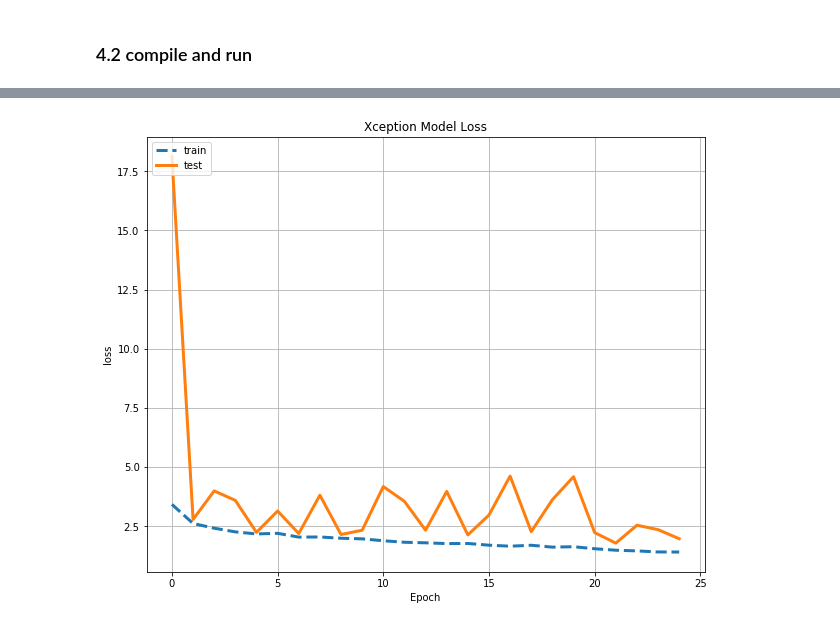
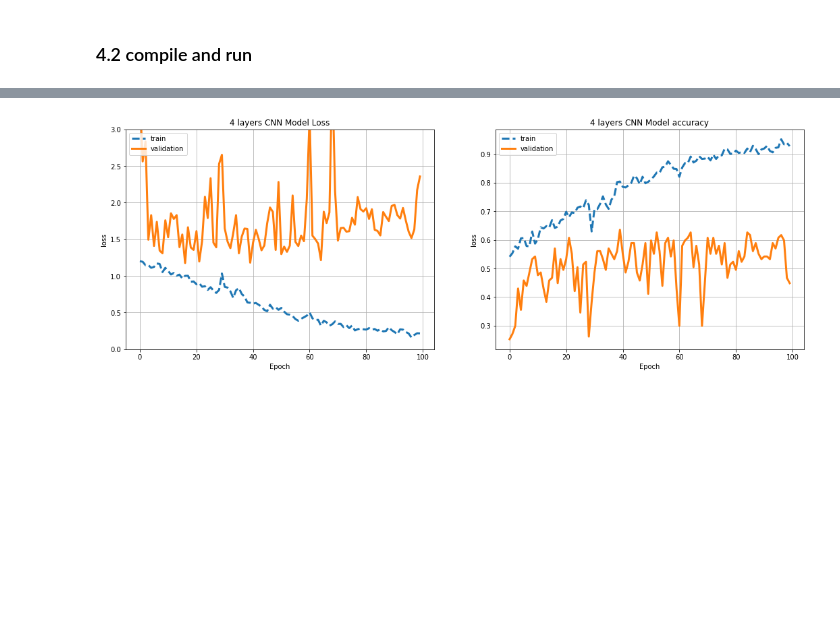
Before and after one commit to opsabarsec/Dog-pictures-classification-by-Deep-Learning, a Jupyter notebook: notebooks/Stanford_dogs_classifier_part1.ipynb, the cells around one changed output, grey strips where cells are left out. Saved outputs shown, nothing was run; the diff lists cells and outputs as text; code cells hidden in the pictures; blank space fills up the shorter version.

Commit message:
2 layers model

```diff
--- a/notebooks/Stanford_dogs_classifier_part1.ipynb
+++ b/notebooks/Stanford_dogs_classifier_part1.ipynb
@@ -381,6 +505,11 @@ model.compile(optimizer="adam", loss="sparse_categorical_crossentropy", metrics=
+# %%
+model.compile(loss='categorical_crossentropy', optimizer='adam',metrics=['accuracy']) #compile model
+K.set_value(model.optimizer.learning_rate, 0.001)
 # %% [markdown]
 ### 3.3 Fit the model using training data
 # %%
 %%time
-model.fit(aug.flow(x_train, y_train), epochs=25)
+history_1 = model.fit(aug.flow(x_train, y_train),
+          validation_data=(x_val, y_val),
+          epochs=30)
 # %% [output]
@@ -473,5 +628,6 @@ model.add(Dense(20,activation="softmax"))
 # %% [markdown]
 ### 4.2 compile and run
 # %%
-model.compile(optimizer="adam", loss="sparse_categorical_crossentropy", metrics=["accuracy"])
+model.compile(loss='categorical_crossentropy', optimizer='adam', metrics=['accuracy'])
+K.set_value(model.optimizer.learning_rate, 0.0001)
 # %%
@@ -481,7 +635,7 @@ plot_model(model, to_file='model_plot.png', show_shapes=True, show_layer_names=T
 # %%
 %%time
-history = model.fit(aug.flow(x_train, y_train),
-          validation_data=(x_test, y_test),
-          epochs=25)
+history_2 = model.fit(aug.flow(x_train, y_train),
+          validation_data=(x_val, y_val),
+          epochs=100)
 #hist = model.fit(datagen.flow(x_train, y_train), epochs=25)
 # %% [output]
@@ -505,18 +659,35 @@ Wall time: 14min 7s
 # %%
-## plot the history of loss and accuracy for train and valid data for the best model, Xception
-loss = history.history['loss']
-val_loss = history.history['val_loss']
+## plot the history of loss and accuracy for train and valid data for the Alexnet model
+plt.figure(figsize=(18, 6))
 
-plt.figure(figsize=(10,8))
+plt.subplot(121)
+loss = history_2.history['loss']
+val_loss = history_2.history['val_loss']
 plt.plot(loss,"--", linewidth=3 , label="train")
 plt.plot(val_loss, linewidth=3 , label="valid")
 
-plt.legend(['train','test'], loc='upper left')
+plt.legend(['train','validation'], loc='upper left')
 plt.grid()
 plt.ylabel('loss')
+plt.ylim((0, 3))
 plt.xlabel('Epoch')
-plt.title('Xception Model Loss')
-plt.legend(['train','test'], loc='upper left')
+plt.title('4 layers CNN Model Loss')
+plt.legend(['train','validation'], loc='upper left')
+
+plt.subplot(122)
+acc = history_2.history['accuracy']
+val_acc = history_2.history['val_accuracy']
+
+plt.plot(acc,"--", linewidth=3 , label="train")
+plt.plot(val_acc, linewidth=3 , label="valid")
+
+plt.legend(['train','validation'], loc='upper left')
+plt.grid()
+
+plt.ylabel('loss')
+plt.xlabel('Epoch')
+plt.title('4 layers CNN Model accuracy')
+plt.legend(['train','validation'], loc='upper left')
 plt.show()
 # %% [output]
-[figure, old version]
+[figure, new version]
```
Also changed, not shown: parts of 39 cells of this notebook, 3 other files.
